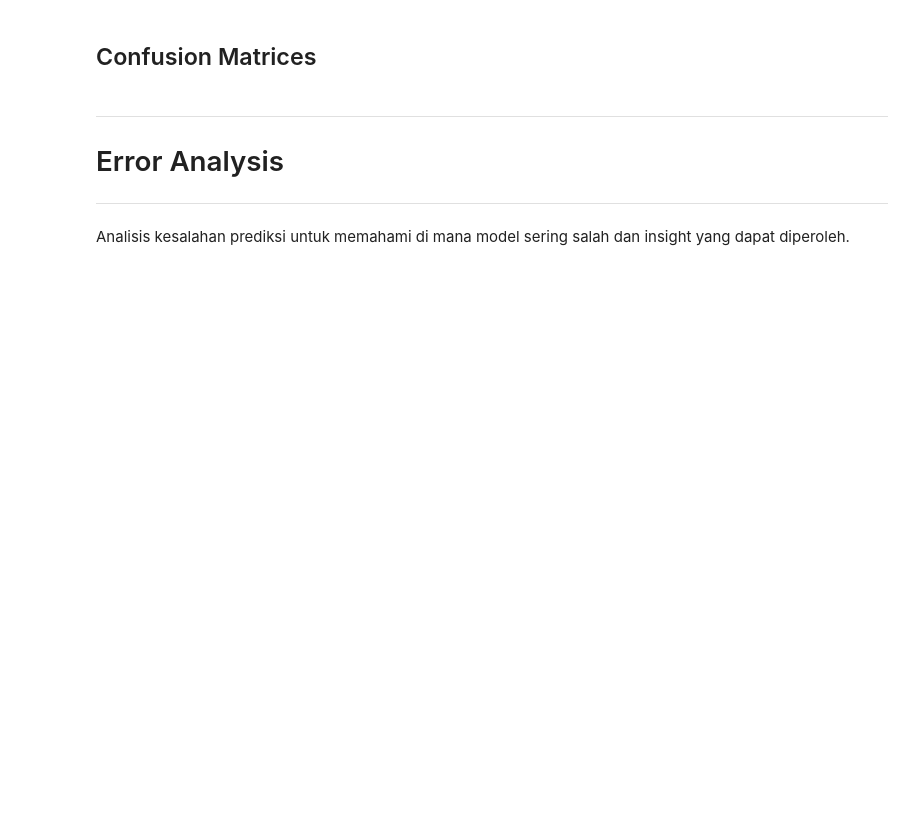
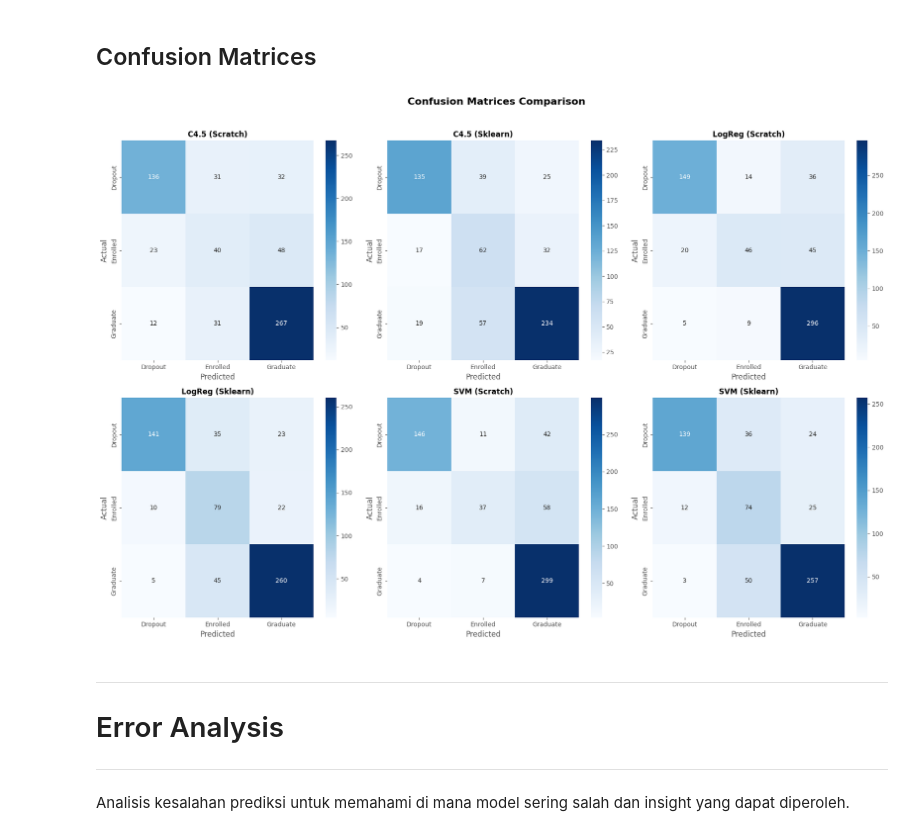
Before and after one commit to wrdtlkhoir/Tubes2AI-SatuWardaEmpatBeban, a Jupyter notebook: src/full-notebook.ipynb, the cells around one changed output. Saved outputs shown, nothing was run; the diff lists cells and outputs as text; code cells hidden in the pictures; blank space fills up the shorter version.

```diff
--- a/src/full-notebook.ipynb
+++ b/src/full-notebook.ipynb
@@ -790,5 +1308,32 @@ plt.show()
 # %% [markdown]
 ## Confusion Matrices
+# %%
+fig, axes = plt.subplots(2, 3, figsize=(18, 12))
+
+models_preds = [
+    ('C4.5 (Scratch)', y_pred_dt_scratch),
+    ('C4.5 (Sklearn)', y_pred_dt_sklearn),
+    ('LogReg (Scratch)', y_pred_lr_scratch),
+    ('LogReg (Sklearn)', y_pred_lr_sklearn),
+    ('SVM (Scratch)', y_pred_svm_scratch),
+    ('SVM (Sklearn)', y_pred_svm_sklearn)
+]
+
+for idx, (name, y_pred) in enumerate(models_preds):
+    ax = axes[idx // 3, idx % 3]
+    cm = confusion_matrix(y_val, y_pred)
+    sns.heatmap(cm, annot=True, fmt='d', cmap='Blues', ax=ax,
+                xticklabels=classes, yticklabels=classes)
+    ax.set_title(f'{name}', fontsize=12, fontweight='bold')
+    ax.set_xlabel('Predicted')
+    ax.set_ylabel('Actual')
+
+plt.suptitle('Confusion Matrices Comparison', fontsize=16, fontweight='bold', y=1.02)
+plt.tight_layout()
+plt.savefig('visualization_output/confusion_matrices.png', dpi=150, bbox_inches='tight')
+plt.show()
+# %% [output]
+[figure, added]
 # %% [markdown]
 <hr style="border: 2px solid #8E7B6B; margin-top: 10px;">
 
```
Also changed, not shown: parts of 65 cells of this notebook, 7 other files.
